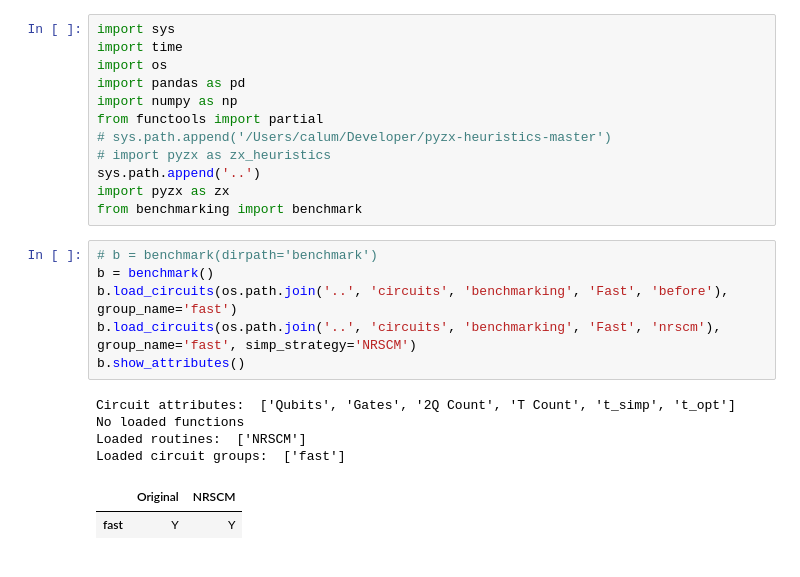
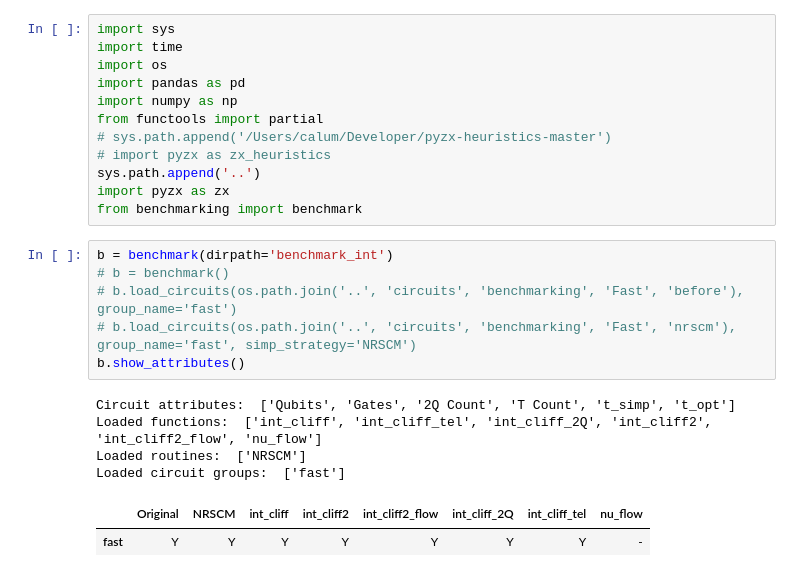
Before and after one commit to calumholker/pyzx, a Jupyter notebook: optimisation/benchmarking_2.ipynb, the cells around one changed output. Drawn from its saved outputs; the diff is of its cells as text.

Commit message:
bench_int

```diff
--- a/optimisation/benchmarking_2.ipynb
+++ b/optimisation/benchmarking_2.ipynb
@@ -13,18 +13,18 @@ sys.path.append('..')
 import pyzx as zx
 from benchmarking import benchmark
 # %%
-# b = benchmark(dirpath='benchmark')
-b = benchmark()
-b.load_circuits(os.path.join('..', 'circuits', 'benchmarking', 'Fast', 'before'), group_name='fast')
-b.load_circuits(os.path.join('..', 'circuits', 'benchmarking', 'Fast', 'nrscm'), group_name='fast', simp_strategy='NRSCM')
+b = benchmark(dirpath='benchmark_int')
+# b = benchmark()
+# b.load_circuits(os.path.join('..', 'circuits', 'benchmarking', 'Fast', 'before'), group_name='fast')
+# b.load_circuits(os.path.join('..', 'circuits', 'benchmarking', 'Fast', 'nrscm'), group_name='fast', simp_strategy='NRSCM')
 b.show_attributes()
 # %% [output]
 Circuit attributes:  ['Qubits', 'Gates', '2Q Count', 'T Count', 't_simp', 't_opt']
-No loaded functions
+Loaded functions:  ['int_cliff', 'int_cliff_tel', 'int_cliff_2Q', 'int_cliff2', 'int_cliff2_flow', 'nu_flow']
 Loaded routines:  ['NRSCM']
 Loaded circuit groups:  ['fast']
-|  | Original | NRSCM |
-| fast | Y | Y |
+|  | Original | NRSCM | int_cliff | int_cliff2 | int_cliff2_flow | int_cliff_2Q | int_cliff_tel | nu_flow |
+| fast | Y | Y | Y | Y | Y | Y | Y | - |
 # %%
 
 def basic(c):
```
Also changed, not shown: parts of 8 cells of this notebook, 9 other files.
